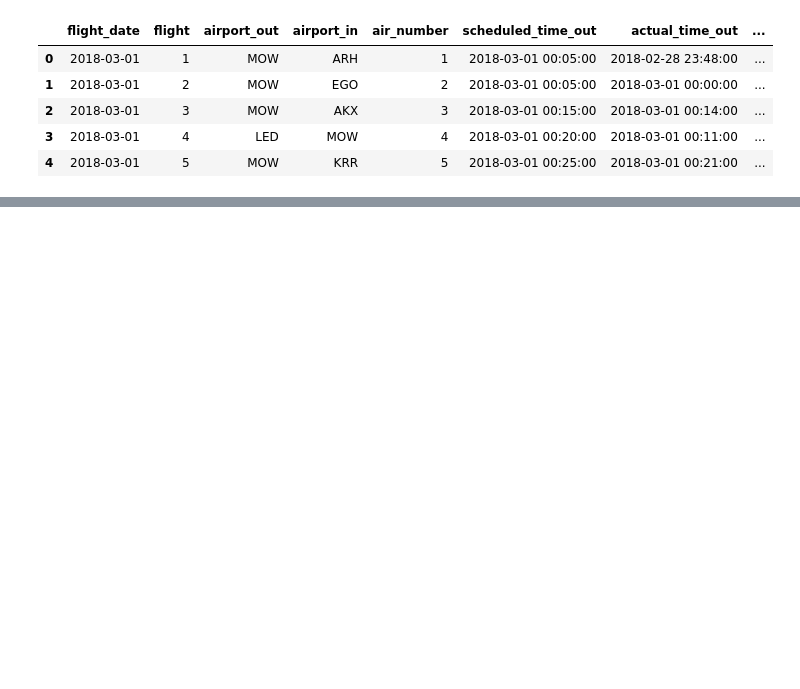
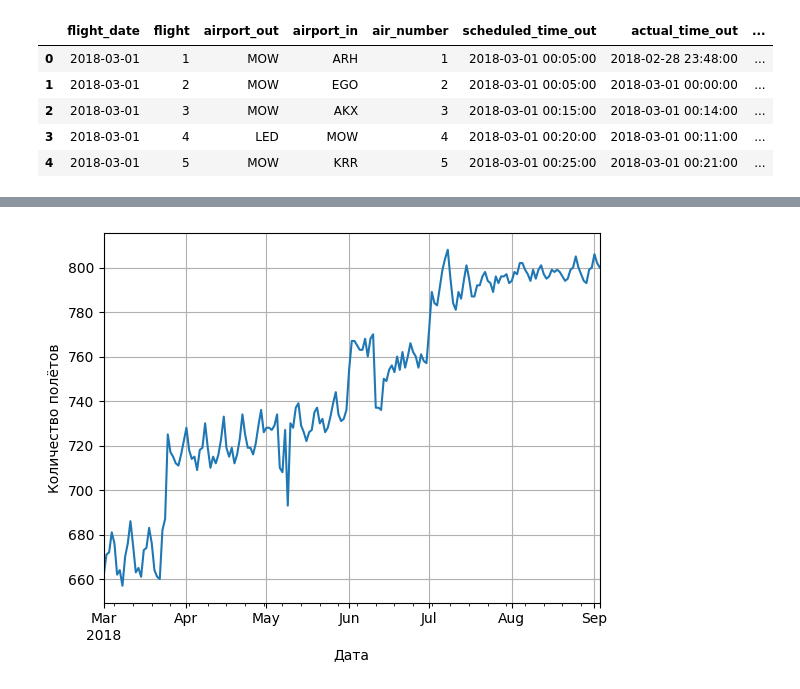
Before and after one commit to Oleksij-gh/infotech-task, a Jupyter notebook: infotech_test_task.ipynb, the cells around one changed output, grey strips where cells are left out. Saved outputs shown, nothing was run; the diff lists cells and outputs as text; code cells hidden in the pictures; blank space fills up the shorter version.

```diff
--- a/infotech_test_task.ipynb
+++ b/infotech_test_task.ipynb
@@ -485,0 +141,8 @@ df.head()
+# %%
+df.groupby('flight_date')['target_in'].count().plot()
+plt.xlabel('Дата')
+plt.ylabel('Количество полётов')
+plt.grid()
+plt.show()
+# %% [output]
+[figure, added]
```
Also changed, not shown: parts of 135 cells of this notebook.
